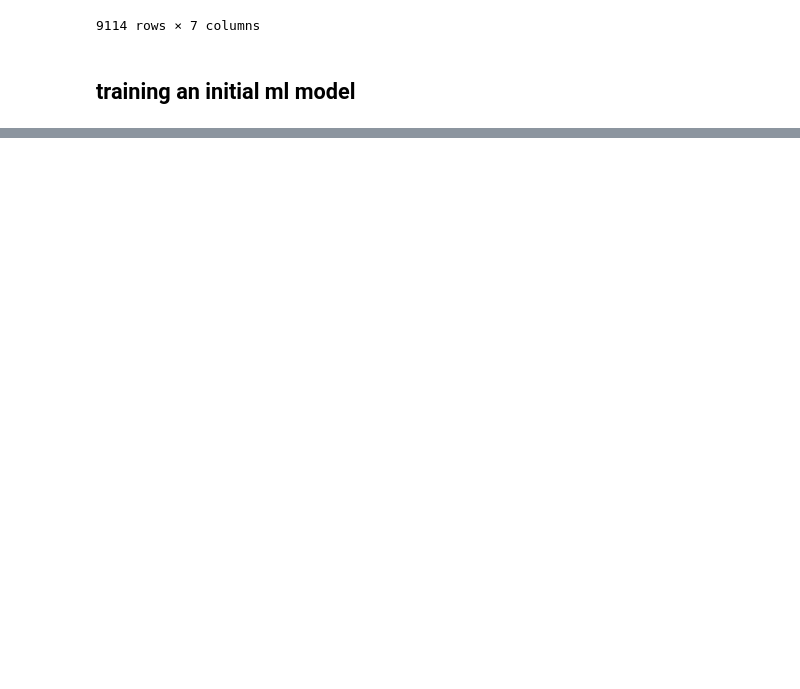
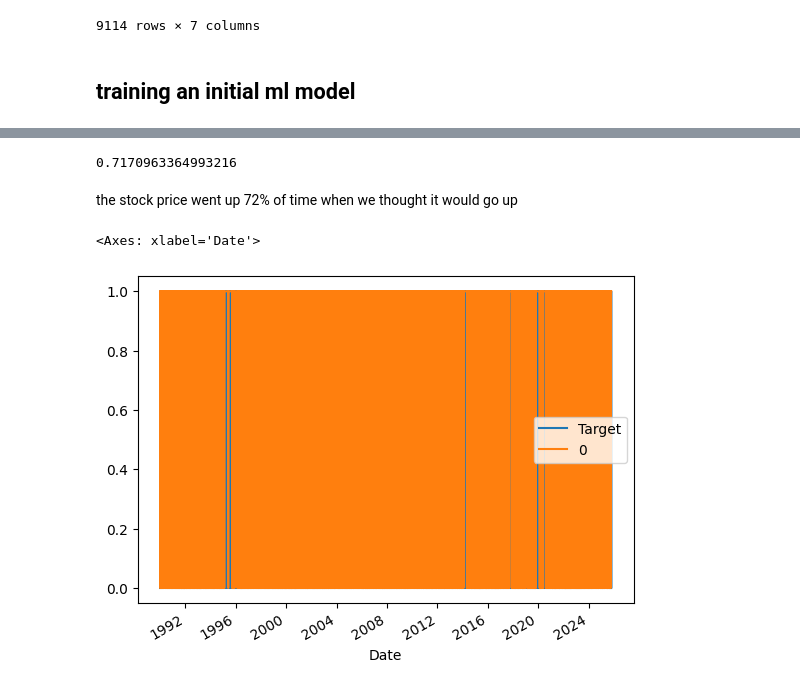
Before and after one commit to mynameisariel/ml-learning, a Jupyter notebook: stock-market-predictor/main.ipynb, the cells around one changed output, grey strips where cells are left out. Cells and saved outputs as stored; diff of their text form; code cells hidden in the pictures; blank space fills up the shorter version.

Commit message:
training model 1

```diff
--- a/stock-market-predictor/main.ipynb
+++ b/stock-market-predictor/main.ipynb
@@ -139,0 +160,6 @@ from sklearn.ensemble import RandomForestClassifier
+# %%
+# list of all of columns we will use to predict target
+predictors = ["Close", "Volume", "Open", "High", "Low"]
+
+# fit model - using predictor models to try and predict target
+model.fit(train[predictors], train["Target"])
@@ -139,0 +170,8 @@ from sklearn.ensemble import RandomForestClassifier
+# %%
+# measuer accuracy of model - IMPORTANT
+from sklearn.metrics import precision_score
+
+# what percentage of the time when we said market would go up, did it actually go up?
+# assume that we want to buy stock - hold, then sell -- need to make sure stock price actually increases
+preds = model.predict(test[predictors])
+preds # numpy array
@@ -139,0 +180,4 @@ from sklearn.ensemble import RandomForestClassifier
+# %%
+# turn into pandas series
+preds = pd.Series(preds, index=test.index)
+preds
@@ -139,0 +198,15 @@ from sklearn.ensemble import RandomForestClassifier
+# %%
+# calculate precision score
+precision_score(test["Target"], preds)
+# %% [output]
+0.7170963364993216
+# %% [markdown]
+the stock price went up 72% of time when we thought it would go up
+# %%
+# we can keep improving the model
+combined = pd.concat([test["Target"], preds], axis=1) # combine test and predicted values
+# %%
+combined.plot()
+# %% [output]
+<Axes: xlabel='Date'>
+[figure, added]
```
Also changed, not shown: parts of 9 cells of this notebook.
